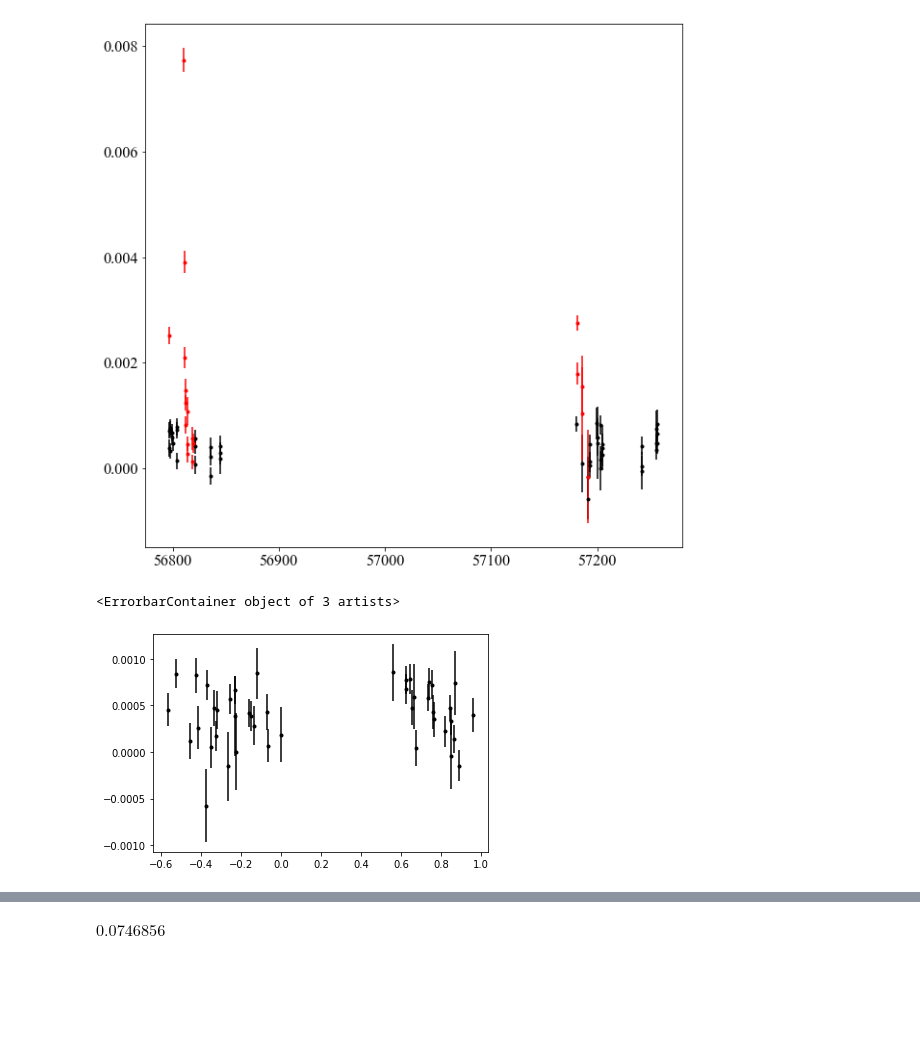
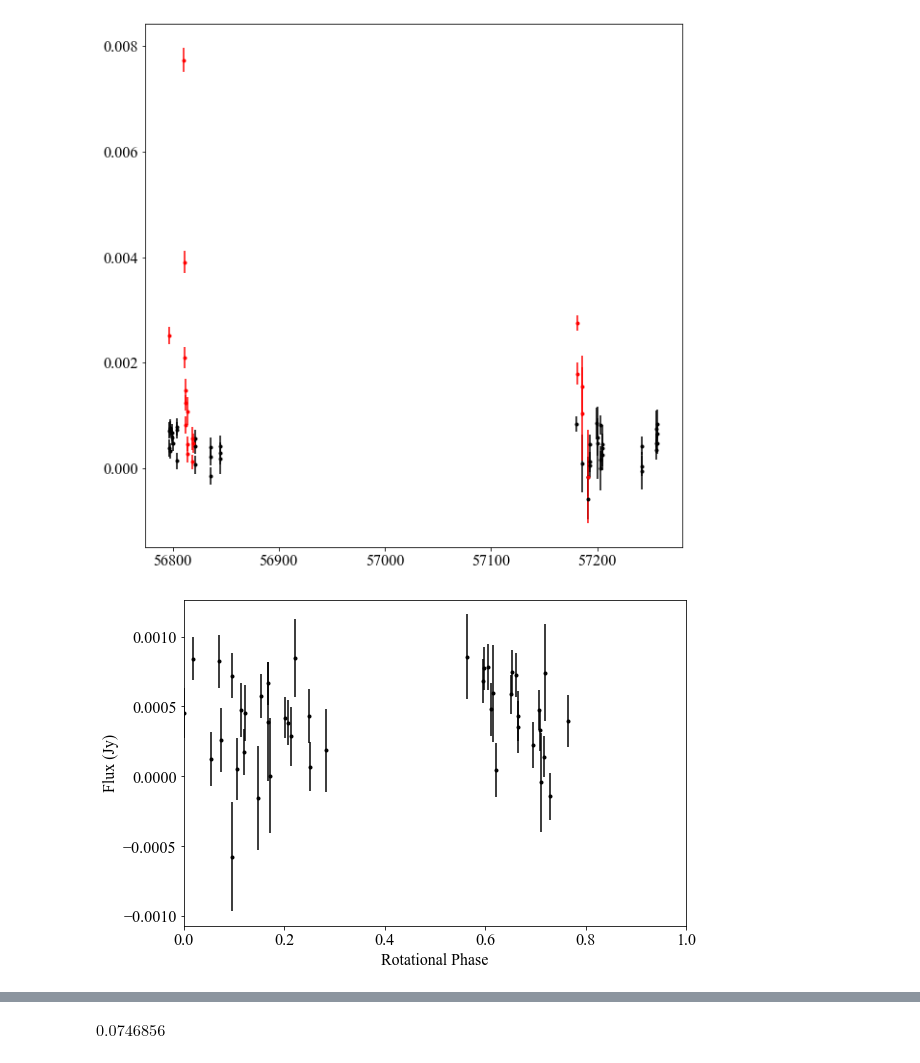
Before and after one commit to benjaminpope/mtv, a Jupyter notebook: notebooks/cr_dra.ipynb, the cells around one changed output, grey strips where cells are left out. Cells and saved outputs as stored; diff of their text form; code cells hidden in the pictures; blank space fills up the shorter version.

```diff
--- a/notebooks/cr_dra.ipynb
+++ b/notebooks/cr_dra.ipynb
@@ -318,11 +318,15 @@ for j, epoch in enumerate(ts['time']):
 gg = [g.value for g in gg]
 # %%
 folded = ts.fold(tm.best_period*u.day,midpoint_epoch = ts['time'][19])
-# %%
-plt.errorbar(folded['time'].jd,folded['int_flux'],yerr=folded['err_int_flux'],fmt='.k')
-# %% [output]
-<ErrorbarContainer object of 3 artists>
-[figure, removed]
+# %%
+fig = plt.figure(figsize=(9.0,6.0))
+plt.errorbar((folded['time'].jd-folded['time'].jd.min())/tm.best_period,folded['int_flux'],yerr=folded['err_int_flux'],fmt='.k')
+plt.xlim(0,1)
+plt.xlabel('Rotational Phase',fontsize=16)
+plt.ylabel('Flux (Jy)')
+plt.savefig('cr_dra_radio_folded.png',bbox_inches='tight')
+# %% [output]
+[figure, added]
 # %%
 ls_raw = LombScargle(t,flux,error)
 ls_radio = LombScargle(t[~bad],flux[~bad],error[~bad])
```
Also changed, not shown: parts of 7 cells of this notebook, 2 other files.
